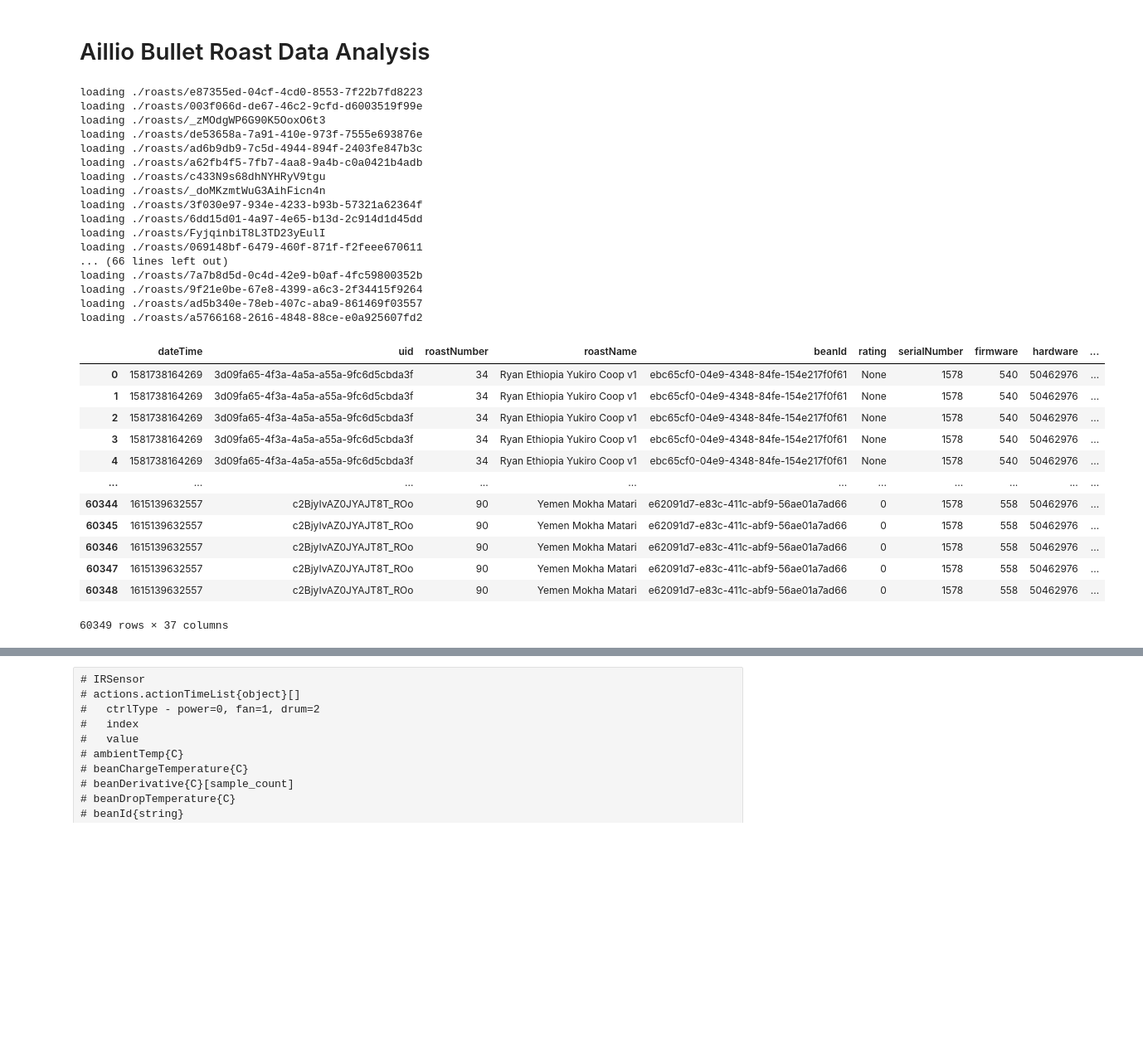
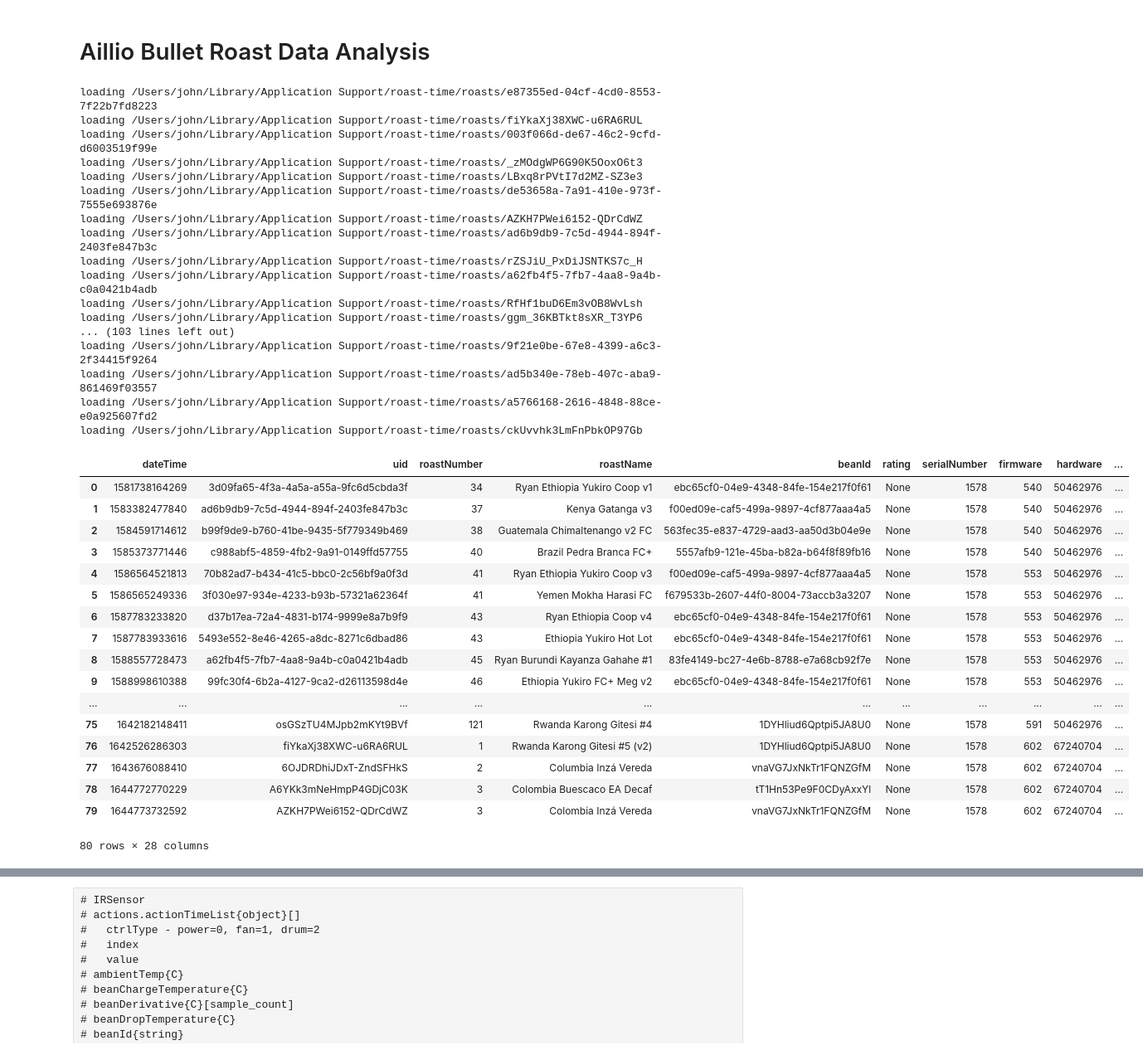
Before and after one commit to jglogan/roastime-data, a Jupyter notebook: roast-analysis.ipynb, the cells around one changed output, grey strips where cells are left out. Shown: that part at 83% size. Cells and saved outputs as stored; diff of their text form; code cells hidden in the pictures; blank space fills up the shorter version.

```diff
--- a/roast-analysis.ipynb
+++ b/roast-analysis.ipynb
@@ -77,66 +77,72 @@ def load_roasts(roast_dirname):
             roasts_samples.append(roast_samples)
 
     all_roasts = pd.DataFrame(roasts).sort_values('dateTime').reset_index(drop=True)
     all_roasts['backToBack'] = all_roasts['roastNumber'] == all_roasts['roastNumber'].shift(1)
 
     all_roasts_samples = pd.concat(roasts_samples, ignore_index=True)
     return all_roasts, all_roasts_samples
 
-roasts, roasts_samples = load_roasts('./roasts')
+roast_path = os.path.join(os.path.expanduser("~"), "Library/Application Support/roast-time/roasts")
+roasts, roasts_samples = load_roasts(roast_path)
 roast_filters = [
     roasts['ambient'].notna(),
     roasts['humidity'].notna(),
     roasts['firmware'] >= 540,
     roasts['weightGreen'] > 0,
     roasts['weightRoasted'] > 0,
     roasts['indexYellowingStart'] > 0,
     roasts['indexFirstCrackStart'] > 0,
     roasts['drumChargeTemperature'] > 200,
 ]
 
 roasts_filter = True
 for roast_filter in roast_filters:
     roasts_filter &= roast_filter
 roasts = roasts[roasts_filter].reset_index(drop=True)
 
-#with pd.option_context("display.min_rows", None, "display.max_rows", 40, "display.max_columns", 40):
-#    display(roasts)
+with pd.option_context("display.min_rows", None, "display.max_rows", 40, "display.max_columns", 40):
+    display(roasts)
 
 feature_columns = ['ambient', 'humidity', 'weightGreen', 'drumChargeTemperature', 'beanChargeTemperature']
 roasts_samples = pd.merge(roasts, roasts_samples, how='left', on='uid')
-with pd.option_context('display.max_rows', 100, 'display.max_columns', 40):
-    display(roasts_samples)
+#with pd.option_context('display.max_rows', 100, 'display.max_columns', 40):
+#    display(roasts_samples)
 # %% [output]
-loading ./roasts/e87355ed-04cf-4cd0-8553-7f22b7fd8223
-loading ./roasts/003f066d-de67-46c2-9cfd-d6003519f99e
-loading ./roasts/_zMOdgWP6G90K5OoxO6t3
-loading ./roasts/de53658a-7a91-410e-973f-7555e693876e
-loading ./roasts/ad6b9db9-7c5d-4944-894f-2403fe847b3c
-loading ./roasts/a62fb4f5-7fb7-4aa8-9a4b-c0a0421b4adb
-loading ./roasts/c433N9s68dhNYHRyV9tgu
-loading ./roasts/_doMKzmtWuG3AihFicn4n
-loading ./roasts/3f030e97-934e-4233-b93b-57321a62364f
-loading ./roasts/6dd15d01-4a97-4e65-b13d-2c914d1d45dd
-loading ./roasts/FyjqinbiT8L3TD23yEulI
-loading ./roasts/069148bf-6479-460f-871f-f2feee670611
-... (66 lines left out)
-loading ./roasts/7a7b8d5d-0c4d-42e9-b0af-4fc59800352b
-loading ./roasts/9f21e0be-67e8-4399-a6c3-2f34415f9264
-loading ./roasts/ad5b340e-78eb-407c-aba9-861469f03557
-loading ./roasts/a5766168-2616-4848-88ce-e0a925607fd2
+loading /Users/john/Library/Application Support/roast-time/roasts/e87355ed-04cf-4cd0-8553-7f22b7fd8223
+loading /Users/john/Library/Application Support/roast-time/roasts/fiYkaXj38XWC-u6RA6RUL
+loading /Users/john/Library/Application Support/roast-time/roasts/003f066d-de67-46c2-9cfd-d6003519f99e
+loading /Users/john/Library/Application Support/roast-time/roasts/_zMOdgWP6G90K5OoxO6t3
+loading /Users/john/Library/Application Support/roast-time/roasts/LBxq8rPVtI7d2MZ-SZ3e3
+loading /Users/john/Library/Application Support/roast-time/roasts/de53658a-7a91-410e-973f-7555e693876e
+loading /Users/john/Library/Application Support/roast-time/roasts/AZKH7PWei6152-QDrCdWZ
+loading /Users/john/Library/Application Support/roast-time/roasts/ad6b9db9-7c5d-4944-894f-2403fe847b3c
+loading /Users/john/Library/Application Support/roast-time/roasts/rZSJiU_PxDiJSNTKS7c_H
+loading /Users/john/Library/Application Support/roast-time/roasts/a62fb4f5-7fb7-4aa8-9a4b-c0a0421b4adb
+loading /Users/john/Library/Application Support/roast-time/roasts/RfHf1buD6Em3vOB8WvLsh
+loading /Users/john/Library/Application Support/roast-time/roasts/ggm_36KBTkt8sXR_T3YP6
+... (103 lines left out)
+loading /Users/john/Library/Application Support/roast-time/roasts/9f21e0be-67e8-4399-a6c3-2f34415f9264
+loading /Users/john/Library/Application Support/roast-time/roasts/ad5b340e-78eb-407c-aba9-861469f03557
+loading /Users/john/Library/Application Support/roast-time/roasts/a5766168-2616-4848-88ce-e0a925607fd2
+loading /Users/john/Library/Application Support/roast-time/roasts/ckUvvhk3LmFnPbkOP97Gb
 |  | dateTime | uid | roastNumber | roastName | beanId | rating | serialNumber | firmware | hardware | ... |
 | 0 | 1581738164269 | 3d09fa65-4f3a-4a5a-a55a-9fc6d5cbda3f | 34 | Ryan Ethiopia Yukiro Coop v1 | ebc65cf0-04e9-4348-84fe-154e217f0f61 | None | 1578 | 540 | 50462976 | ... |
-| 1 | 1581738164269 | 3d09fa65-4f3a-4a5a-a55a-9fc6d5cbda3f | 34 | Ryan Ethiopia Yukiro Coop v1 | ebc65cf0-04e9-4348-84fe-154e217f0f61 | None | 1578 | 540 | 50462976 | ... |
-| 2 | 1581738164269 | 3d09fa65-4f3a-4a5a-a55a-9fc6d5cbda3f | 34 | Ryan Ethiopia Yukiro Coop v1 | ebc65cf0-04e9-4348-84fe-154e217f0f61 | None | 1578 | 540 | 50462976 | ... |
-| 3 | 1581738164269 | 3d09fa65-4f3a-4a5a-a55a-9fc6d5cbda3f | 34 | Ryan Ethiopia Yukiro Coop v1 | ebc65cf0-04e9-4348-84fe-154e217f0f61 | None | 1578 | 540 | 50462976 | ... |
-| 4 | 1581738164269 | 3d09fa65-4f3a-4a5a-a55a-9fc6d5cbda3f | 34 | Ryan Ethiopia Yukiro Coop v1 | ebc65cf0-04e9-4348-84fe-154e217f0f61 | None | 1578 | 540 | 50462976 | ... |
+| 1 | 1583382477840 | ad6b9db9-7c5d-4944-894f-2403fe847b3c | 37 | Kenya Gatanga v3 | f00ed09e-caf5-499a-9897-4cf877aaa4a5 | None | 1578 | 540 | 50462976 | ... |
+| 2 | 1584591714612 | b99f9de9-b760-41be-9435-5f779349b469 | 38 | Guatemala Chimaltenango v2 FC | 563fec35-e837-4729-aad3-aa50d3b04e9e | None | 1578 | 540 | 50462976 | ... |
+| 3 | 1585373771446 | c988abf5-4859-4fb2-9a91-0149ffd57755 | 40 | Brazil Pedra Branca FC+ | 5557afb9-121e-45ba-b82a-b64f8f89fb16 | None | 1578 | 540 | 50462976 | ... |
+| 4 | 1586564521813 | 70b82ad7-b434-41c5-bbc0-2c56bf9a0f3d | 41 | Ryan Ethiopia Yukiro Coop v3 | f00ed09e-caf5-499a-9897-4cf877aaa4a5 | None | 1578 | 553 | 50462976 | ... |
+| 5 | 1586565249336 | 3f030e97-934e-4233-b93b-57321a62364f | 41 | Yemen Mokha Harasi FC | f679533b-2607-44f0-8004-73accb3a3207 | None | 1578 | 553 | 50462976 | ... |
+| 6 | 1587783233820 | d37b17ea-72a4-4831-b174-9999e8a7b9f9 | 43 | Ryan Ethiopia Coop v4 | ebc65cf0-04e9-4348-84fe-154e217f0f61 | None | 1578 | 553 | 50462976 | ... |
+| 7 | 1587783933616 | 5493e552-8e46-4265-a8dc-8271c6dbad86 | 43 | Ethiopia Yukiro Hot Lot | ebc65cf0-04e9-4348-84fe-154e217f0f61 | None | 1578 | 553 | 50462976 | ... |
+| 8 | 1588557728473 | a62fb4f5-7fb7-4aa8-9a4b-c0a0421b4adb | 45 | Ryan Burundi Kayanza Gahahe #1 | 83fe4149-bc27-4e6b-8788-e7a68cb92f7e | None | 1578 | 553 | 50462976 | ... |
+| 9 | 1588998610388 | 99fc30f4-6b2a-4127-9ca2-d26113598d4e | 46 | Ethiopia Yukiro FC+ Meg v2 | ebc65cf0-04e9-4348-84fe-154e217f0f61 | None | 1578 | 553 | 50462976 | ... |
 | ... | ... | ... | ... | ... | ... | ... | ... | ... | ... | ... |
-| 60344 | 1615139632557 | c2BjyIvAZ0JYAJT8T_ROo | 90 | Yemen Mokha Matari | e62091d7-e83c-411c-abf9-56ae01a7ad66 | 0 | 1578 | 558 | 50462976 | ... |
-| 60345 | 1615139632557 | c2BjyIvAZ0JYAJT8T_ROo | 90 | Yemen Mokha Matari | e62091d7-e83c-411c-abf9-56ae01a7ad66 | 0 | 1578 | 558 | 50462976 | ... |
-| 60346 | 1615139632557 | c2BjyIvAZ0JYAJT8T_ROo | 90 | Yemen Mokha Matari | e62091d7-e83c-411c-abf9-56ae01a7ad66 | 0 | 1578 | 558 | 50462976 | ... |
-| 60347 | 1615139632557 | c2BjyIvAZ0JYAJT8T_ROo | 90 | Yemen Mokha Matari | e62091d7-e83c-411c-abf9-56ae01a7ad66 | 0 | 1578 | 558 | 50462976 | ... |
-| 60348 | 1615139632557 | c2BjyIvAZ0JYAJT8T_ROo | 90 | Yemen Mokha Matari | e62091d7-e83c-411c-abf9-56ae01a7ad66 | 0 | 1578 | 558 | 50462976 | ... |
+| 75 | 1642182148411 | osGSzTU4MJpb2mKYt9BVf | 121 | Rwanda Karong Gitesi #4 | 1DYHliud6Qptpi5JA8U0 | None | 1578 | 591 | 50462976 | ... |
+| 76 | 1642526286303 | fiYkaXj38XWC-u6RA6RUL | 1 | Rwanda Karong Gitesi #5 (v2) | 1DYHliud6Qptpi5JA8U0 | None | 1578 | 602 | 67240704 | ... |
+| 77 | 1643676088410 | 6OJDRDhiJDxT-ZndSFHkS | 2 | Columbia Inzá Vereda | vnaVG7JxNkTr1FQNZGfM | None | 1578 | 602 | 67240704 | ... |
+| 78 | 1644772770229 | A6YKk3mNeHmpP4GDjC03K | 3 | Colombia Buescaco EA Decaf | tT1Hn53Pe9F0CDyAxxYl | None | 1578 | 602 | 67240704 | ... |
+| 79 | 1644773732592 | AZKH7PWei6152-QDrCdWZ | 3 | Colombia Inzá Vereda | vnaVG7JxNkTr1FQNZGfM | None | 1578 | 602 | 67240704 | ... |
-60349 rows × 37 columns
+80 rows × 28 columns
 # %%
 roast_samples = roasts_samples[roasts_samples['uid'] == '3d09fa65-4f3a-4a5a-a55a-9fc6d5cbda3f']
 fig, ax_temp = plt.subplots(figsize=(12, 12))
```
Also changed, not shown: parts of 4 cells of this notebook.
